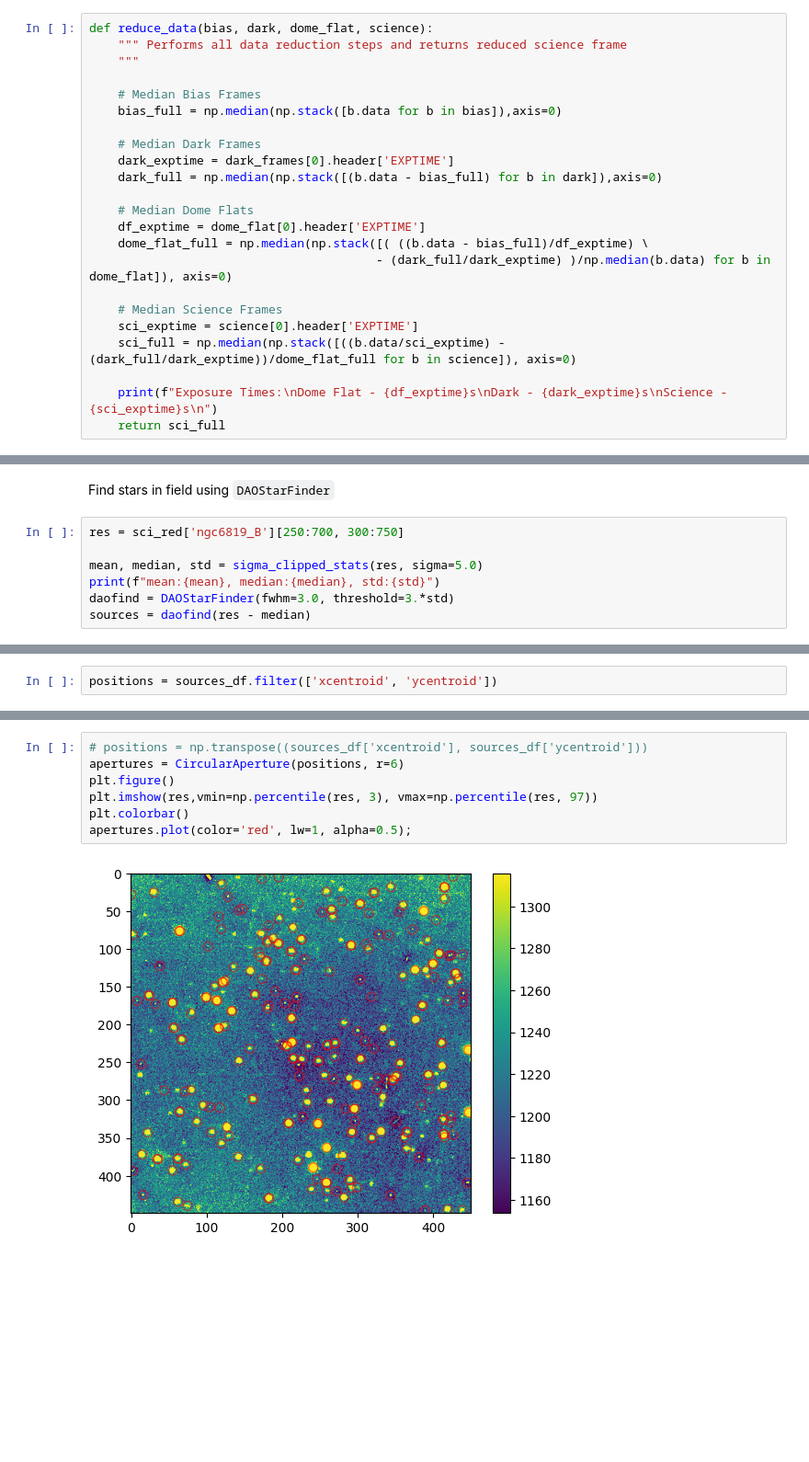
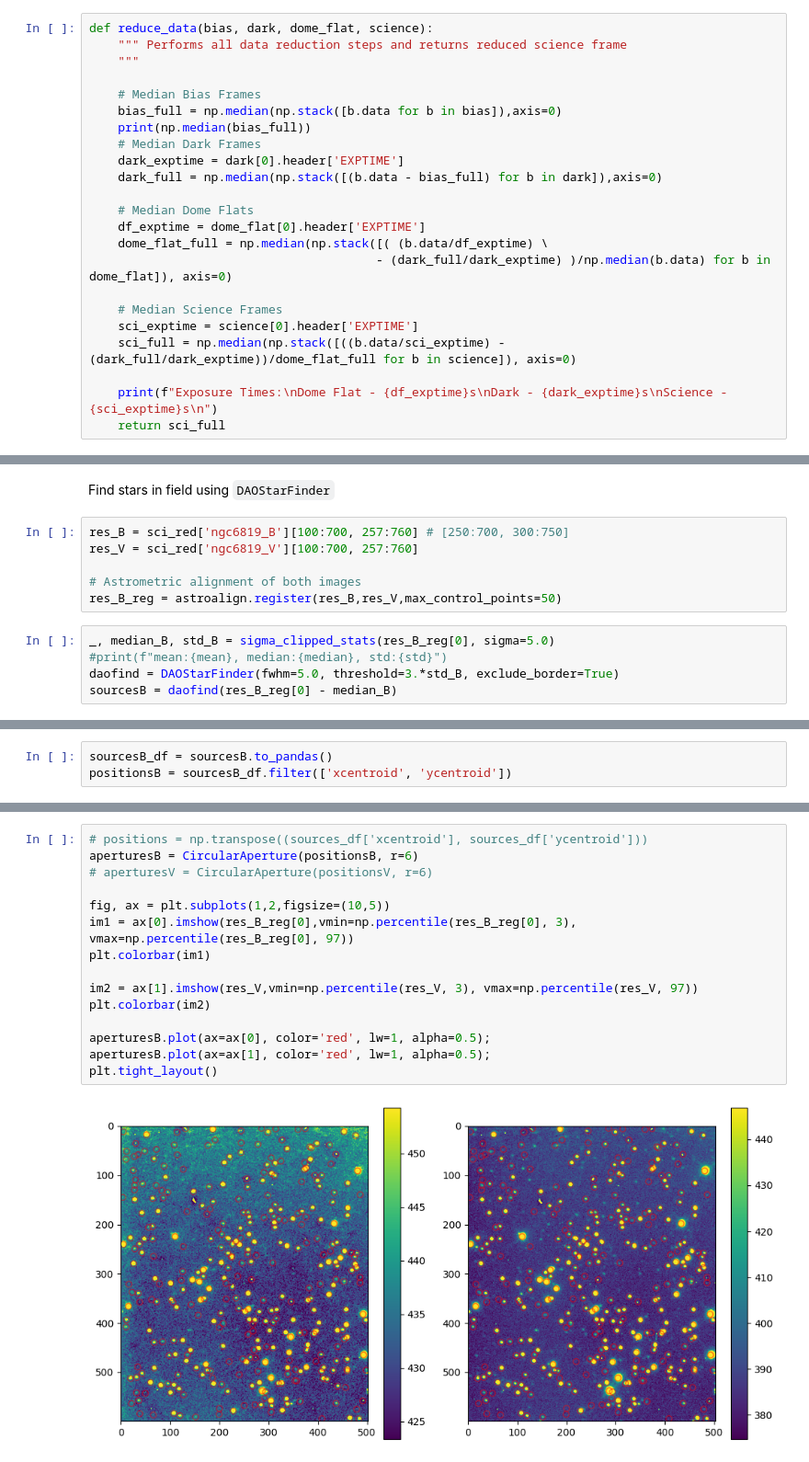
Before and after one commit to avi-patel1/ASTR257_2024, a Jupyter notebook: Project 2--HR Diagram/HR_Diagram.ipynb, the cells around one changed output, grey strips where cells are left out. Shown at 92% size. Cells and saved outputs as stored; diff of their text form; blank space fills up the shorter version.

```diff
--- a/Project 2--HR Diagram/HR_Diagram.ipynb
+++ b/Project 2--HR Diagram/HR_Diagram.ipynb
@@ -57,14 +59,14 @@ def reduce_data(bias, dark, dome_flat, science):
 
     # Median Bias Frames
     bias_full = np.median(np.stack([b.data for b in bias]),axis=0)
-
+    print(np.median(bias_full))
     # Median Dark Frames
-    dark_exptime = dark_frames[0].header['EXPTIME']
+    dark_exptime = dark[0].header['EXPTIME']
     dark_full = np.median(np.stack([(b.data - bias_full) for b in dark]),axis=0)
 
     # Median Dome Flats
     df_exptime = dome_flat[0].header['EXPTIME']
-    dome_flat_full = np.median(np.stack([( ((b.data - bias_full)/df_exptime) \
+    dome_flat_full = np.median(np.stack([( (b.data/df_exptime) \
                                         - (dark_full/dark_exptime) )/np.median(b.data) for b in dome_flat]), axis=0)
 
     # Median Science Frames
@@ -133,10 +138,14 @@ plt.colorbar()
 Landolt Field Stars: [https://www.wiyn.org/Observe/Landolt/recommendedfields.html](https://www.wiyn.org/Observe/Landolt/recommendedfields.html)
 # %% [markdown]
 Find stars in field using `DAOStarFinder`
+# %%
+res_B = sci_red['ngc6819_B'][100:700, 257:760] # [250:700, 300:750]
+res_V = sci_red['ngc6819_V'][100:700, 257:760]
+
+# Astrometric alignment of both images
+res_B_reg = astroalign.register(res_B,res_V,max_control_points=50)
 # %%
-res = sci_red['ngc6819_B'][250:700, 300:750]
-
-mean, median, std = sigma_clipped_stats(res, sigma=5.0)
-print(f"mean:{mean}, median:{median}, std:{std}")
-daofind = DAOStarFinder(fwhm=3.0, threshold=3.*std)
-sources = daofind(res - median)
+_, median_B, std_B = sigma_clipped_stats(res_B_reg[0], sigma=5.0)
+#print(f"mean:{mean}, median:{median}, std:{std}")
+daofind = DAOStarFinder(fwhm=5.0, threshold=3.*std_B, exclude_border=True)
+sourcesB = daofind(res_B_reg[0] - median_B)
@@ -147,2 +152,3 @@ sources_df = sources.to_pandas()
 # %%
-positions = sources_df.filter(['xcentroid', 'ycentroid'])
+sourcesB_df = sourcesB.to_pandas()
+positionsB = sourcesB_df.filter(['xcentroid', 'ycentroid'])
@@ -149,9 +171,17 @@ positions = sources_df.filter(['xcentroid', 'ycentroid'])
 # %%
 # positions = np.transpose((sources_df['xcentroid'], sources_df['ycentroid']))
-apertures = CircularAperture(positions, r=6)
-plt.figure()
-plt.imshow(res,vmin=np.percentile(res, 3), vmax=np.percentile(res, 97))
-plt.colorbar()
-apertures.plot(color='red', lw=1, alpha=0.5);
+aperturesB = CircularAperture(positionsB, r=6)
+# aperturesV = CircularAperture(positionsV, r=6)
+
+fig, ax = plt.subplots(1,2,figsize=(10,5))
+im1 = ax[0].imshow(res_B_reg[0],vmin=np.percentile(res_B_reg[0], 3), vmax=np.percentile(res_B_reg[0], 97))
+plt.colorbar(im1)
+
+im2 = ax[1].imshow(res_V,vmin=np.percentile(res_V, 3), vmax=np.percentile(res_V, 97))
+plt.colorbar(im2)
+
+aperturesB.plot(ax=ax[0], color='red', lw=1, alpha=0.5);
+aperturesB.plot(ax=ax[1], color='red', lw=1, alpha=0.5);
+plt.tight_layout()
 # %% [output]
-[figure, old version]
+[figure, new version]
```
Also changed, not shown: parts of 16 cells of this notebook, 1 other file.
